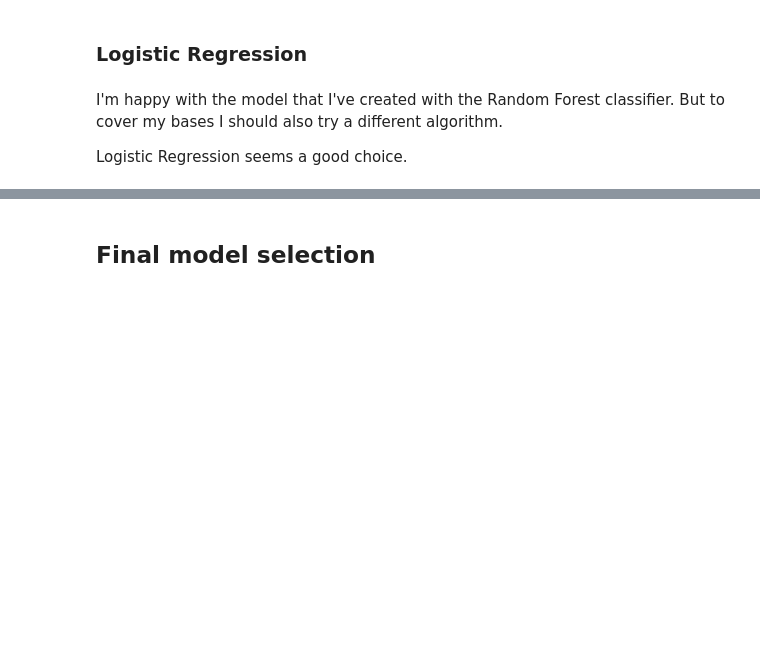
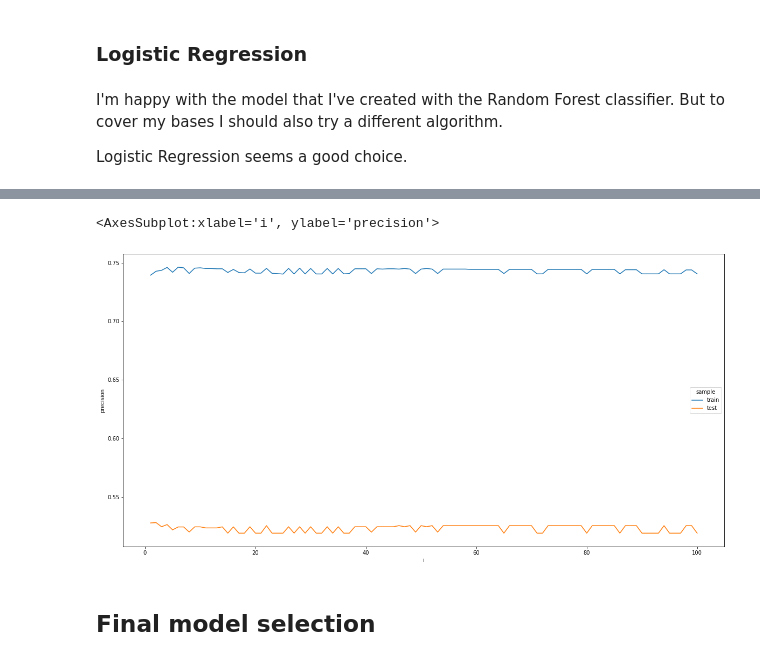
Before and after one commit to MrEnigmamgine/classification-project, a Jupyter notebook: prep-explore.ipynb, the cells around one changed output, grey strips where cells are left out. Cells and saved outputs as stored; diff of their text form; code cells hidden in the pictures; blank space fills up the shorter version.

```diff
--- a/prep-explore.ipynb
+++ b/prep-explore.ipynb
@@ -1028,7 +1082,7 @@ I'll set my depth to 3 since that seems to have the best performance for both re
 #### Leaf loops
 # %%
 out=[]
-for i in range(2,300):
+for i in range(20,300):
     rf = RandomForestClassifier(max_depth=3,
                                 min_samples_leaf = i,
                                 random_state=8)
@@ -1120,3 +1176,10 @@ sns.lineplot(data=df, x='i', y='recall', hue='sample')
+# %%
+df = pd.DataFrame(out)
+plt.figure(figsize=(20,10))
+sns.lineplot(data=df, x='i', y='precision', hue='sample')
+# %% [output]
+<AxesSubplot:xlabel='i', ylabel='precision'>
+[figure, added]
 # %% [markdown]
 ## Final model selection
 # %%
```
Also changed, not shown: parts of 40 cells of this notebook, 4 other files.
